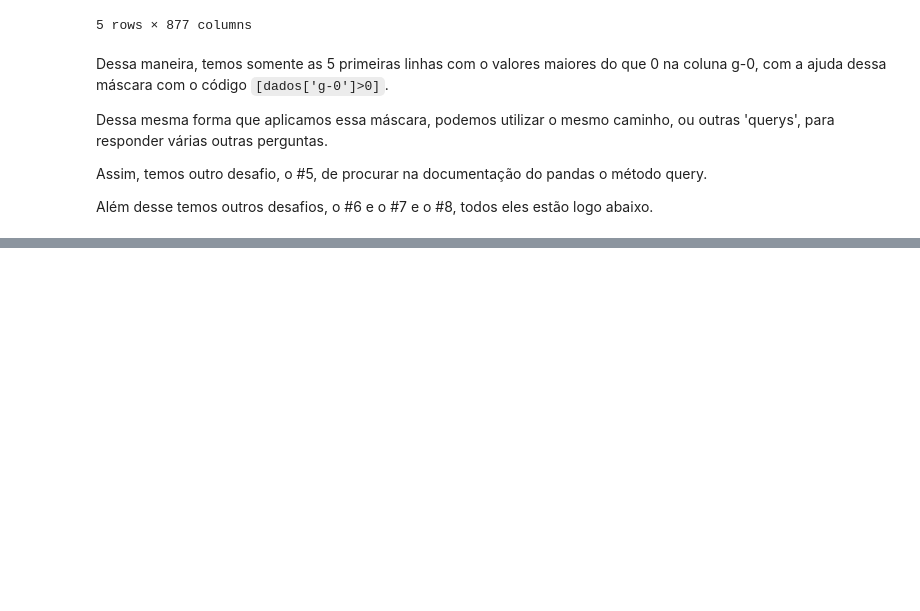
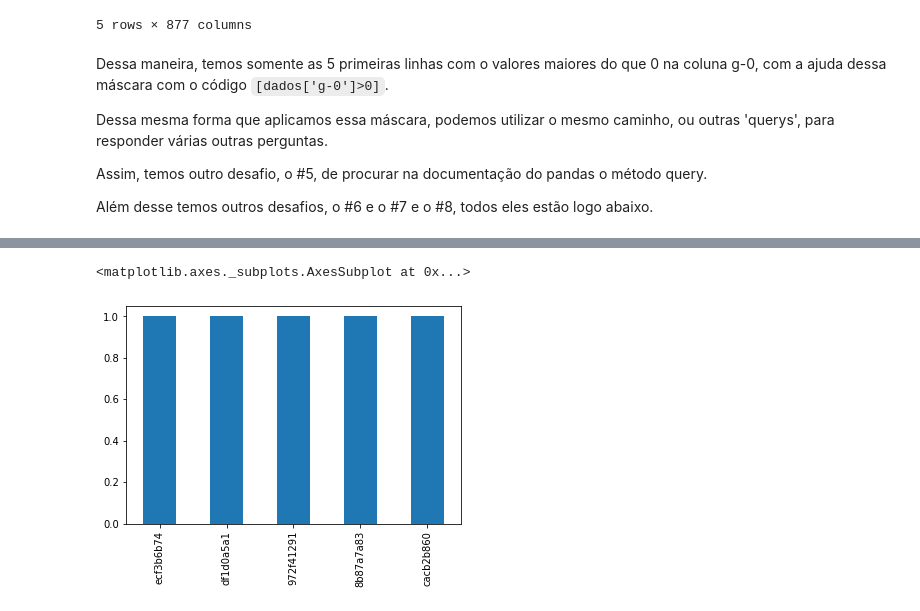
Before and after one commit to Kur1sutaru/imersaodados3, a Jupyter notebook: Copy_of_Aula_01.ipynb, the cells around one changed output, grey strips where cells are left out. Drawn from its saved outputs; the diff is of its cells as text; code cells hidden in the pictures; blank space fills up the shorter version.

```diff
--- a/Copy_of_Aula_01.ipynb
+++ b/Copy_of_Aula_01.ipynb
@@ -293,0 +331,5 @@ dados
+# %%
+dados_tail['droga'].value_counts().plot.bar()
+# %% [output]
+<matplotlib.axes._subplots.AxesSubplot at 0x...>
+[figure, added]
```
Also changed, not shown: parts of 23 cells of this notebook.
